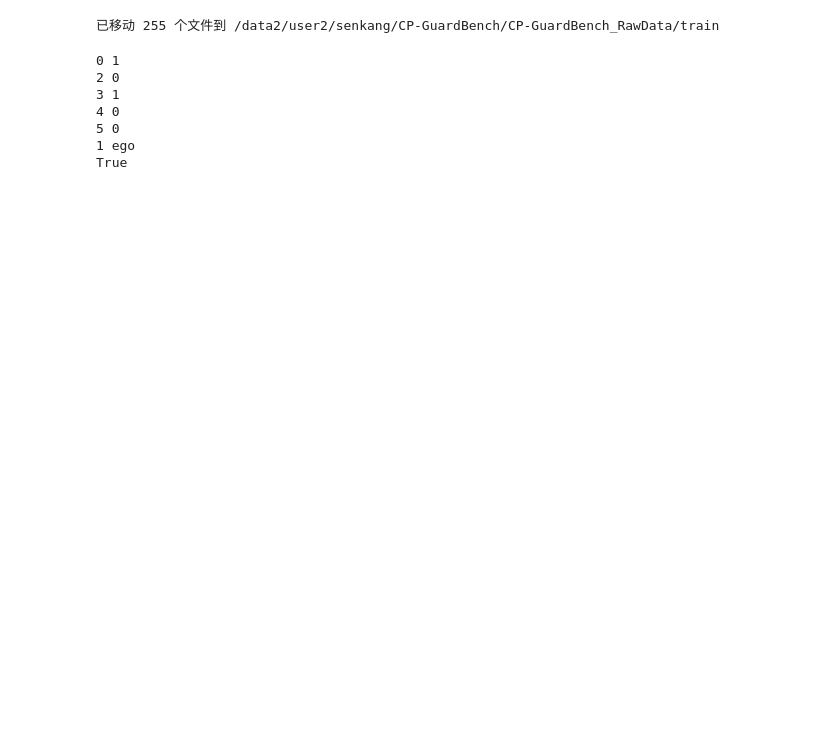
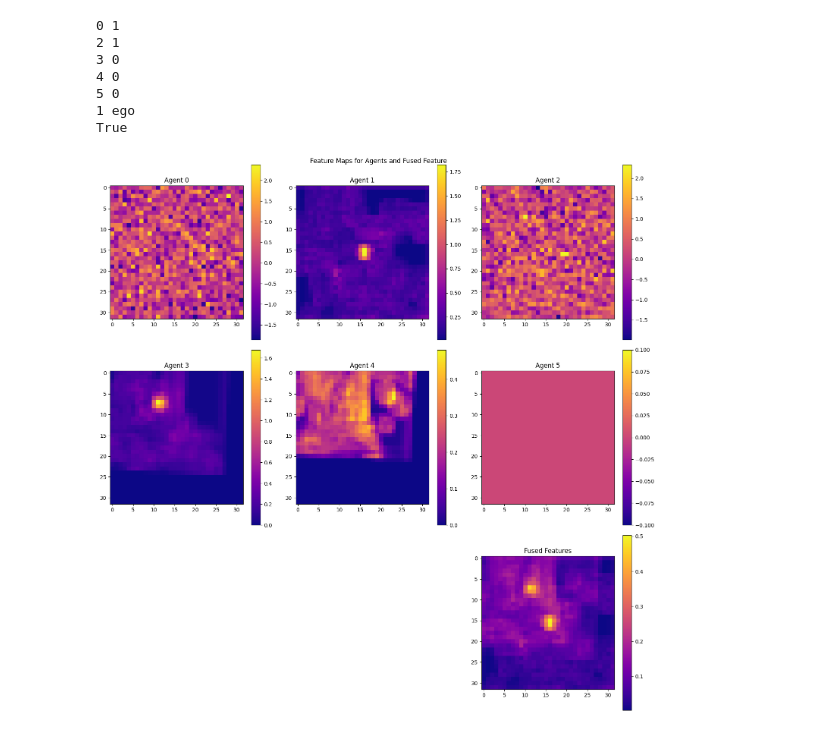
Before and after one commit to dl-m9/ROBOSAC, a Jupyter notebook: debug.ipynb, the cells around one changed output. Saved outputs shown, nothing was run; the diff lists cells and outputs as text; code cells hidden in the pictures; blank space fills up the shorter version.

```diff
--- a/debug.ipynb
+++ b/debug.ipynb
@@ -14,7 +14,7 @@ import matplotlib.pyplot as plt
 import torch
 
 
-with open('/data2/user2/senkang/CP-GuardBench/CP-GuardBench_RawData/generated/8_0.pkl', 'rb') as f:
+with open('/data2/user2/senkang/CP-GuardBench/CP-GuardBench_RawData/generated/5_0.pkl', 'rb') as f:
     data = pickle.load(f)
 
 
@@ -40,8 +40,8 @@ if show_feature_map:
     plt.title('Summed Features')
     plt.show()
 else:
-    feature_map=data[5][0]
+    feature_map=data[0][0]
     plt.imshow(feature_map.mean(dim=0).cpu().numpy(), cmap='plasma')
     plt.colorbar()
-    plt.title('Summed Features')
+    plt.title('Features')
     plt.show()
@@ -76,8 +74,6 @@ destination_directory = '/data2/user2/senkang/CP-GuardBench/CP-GuardBench_RawDat
 number_of_files_to_copy = 0.85
 
 copy_random_files(source_directory, destination_directory, number_of_files_to_copy)
-# %% [output]
-已移动 255 个文件到 /data2/user2/senkang/CP-GuardBench/CP-GuardBench_RawData/train
 # %%
 ### analysis pickle data
 import matplotlib.pyplot as plt
@@ -95,11 +91,67 @@ for k, v in data.items():
 x = torch.zeros(256,32,32).to('cuda')
 
 print(torch.equal(x, data[5][0]))
-# %% [output]
-0 1
-2 0
-3 1
-4 0
-5 0
-1 ego
-True
+# %%
+import pickle
+#####
+### analysis pickle data
+import matplotlib.pyplot as plt
+
+import torch
+
+
+with open('/data2/user2/senkang/CP-GuardBench/CP-GuardBench_RawData/generated/8_22.pkl', 'rb') as f:
+    data = pickle.load(f)
+
+# 计算融合的feature map
+fused_feature = torch.zeros(256,32,32).to('cuda')
+for k, v in data.items():
+    print(k, v[-1])
+    if v[-1] == 1: continue
+    fused_feature += v[0]
+fused_feature /= len(data) - 1  # Subtract 1 to account for the ego agent
+
+print(torch.equal(data[5][0], torch.zeros(256, 32,32).to('cuda')))
+
+
+# 计算需要的行数和列数
+num_agents = len(data)
+num_cols = 3  # 每行3个子图
+num_rows = (num_agents + 1) // num_cols + 1  # +1 为融合特征图预留空间
+
+# 创建子图布局
+fig, axs = plt.subplots(num_rows, num_cols, figsize=(15, 5*num_rows))
+fig.suptitle('Feature Maps for Agents and Fused Feature')
+
+# 显示每个agent的feature map
+for i in range(num_agents):
+    row = i // num_cols
+    col = i % num_cols
+    feature_map = data[i][0]
+    im = axs[row, col].imshow(feature_map.mean(dim=0).cpu().numpy(), cmap='plasma')
+    axs[row, col].set_title(f'Agent {i}')
+    fig.colorbar(im, ax=axs[row, col])
+
+# 显示融合的feature map
+fused_features = fused_feature.mean(dim=0)
+im = axs[-1, -1].imshow(fused_features.cpu().numpy(), cmap='plasma')
+axs[-1, -1].set_title('Fused Features')
+fig.colorbar(im, ax=axs[-1, -1])
+
+# 移除多余的子图
+for i in range(num_agents, num_rows * num_cols - 1):
+    row = i // num_cols
+    col = i % num_cols
+    axs[row, col].axis('off')
+
+plt.tight_layout()
+plt.show()
+# %% [output]
+0 1
+2 1
+3 0
+4 0
+5 0
+1 ego
+True
+[figure, added]
```
Also changed, not shown: parts of 1 cell of this notebook, 8 other files.
